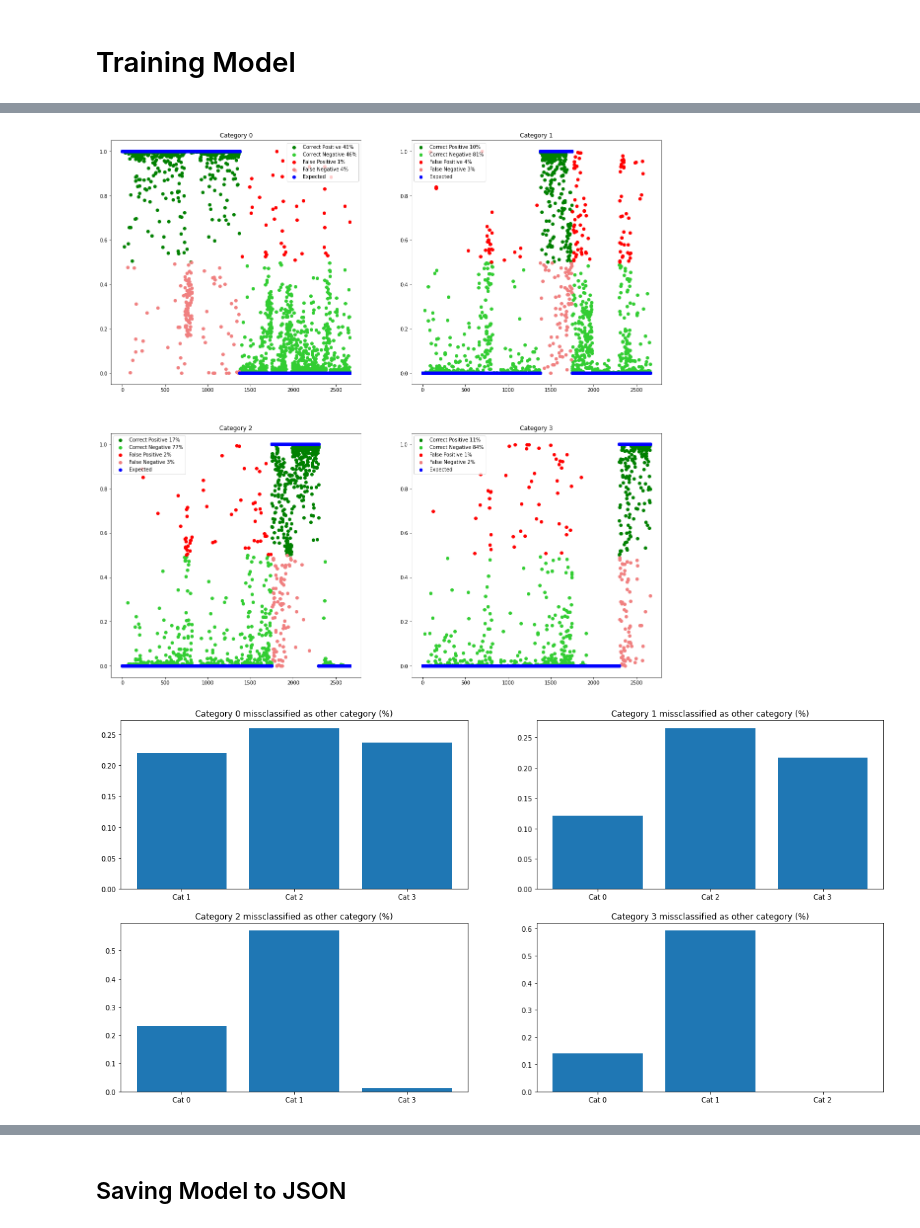
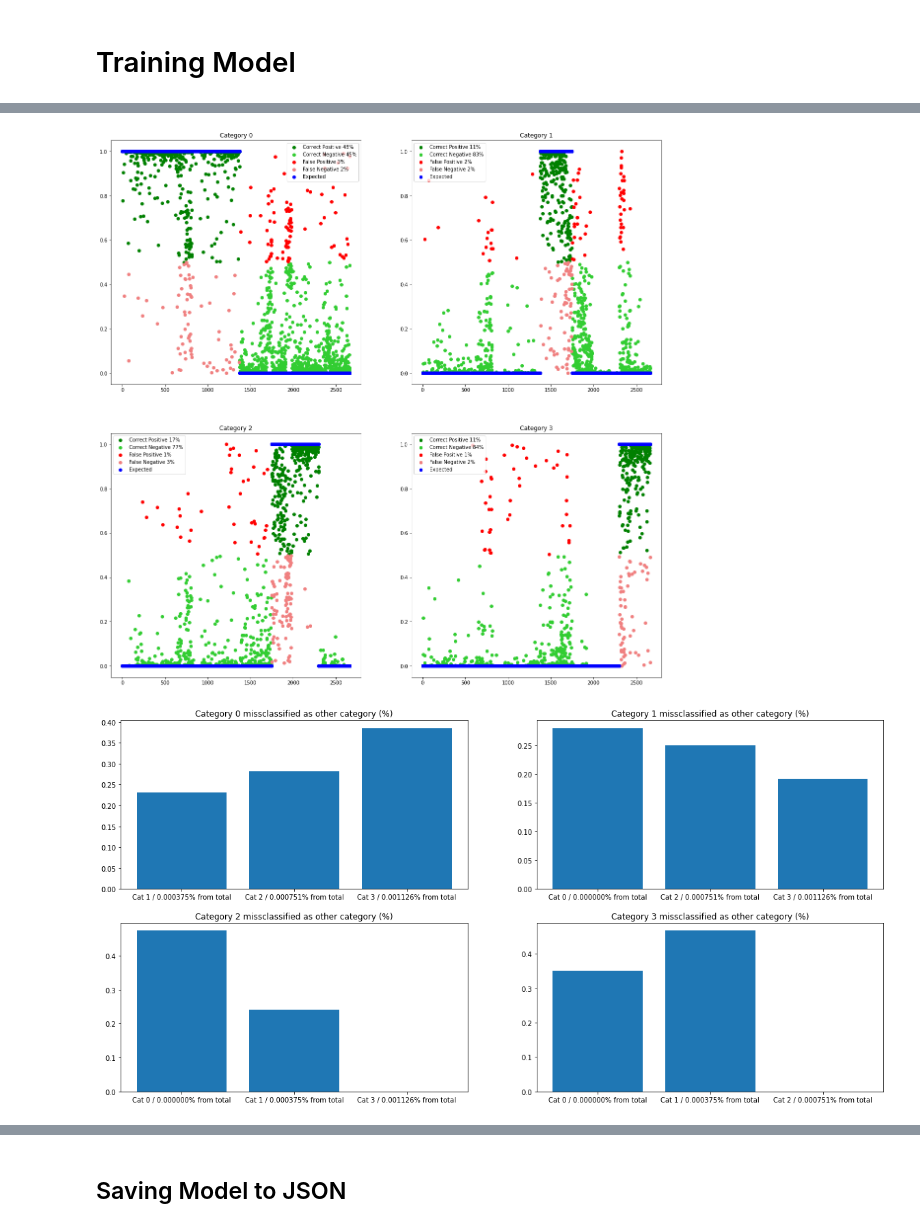
Before and after one commit to Gabor132/QuarantineSportsClassifier, a Jupyter notebook: src/QuarantineSportsLSTMModel.ipynb, the cells around one changed output, grey strips where cells are left out. Saved outputs shown, nothing was run; the diff lists cells and outputs as text; code cells hidden in the pictures.

Commit message:
Improved model

```diff
--- a/src/QuarantineSportsLSTMModel.ipynb
+++ b/src/QuarantineSportsLSTMModel.ipynb
@@ -43,7 +39,7 @@ Using keras2onnx version 1.7.0. Make sure it is 1.7.0
 # %% [markdown]
 ## Constants
 # %%
-learning_rate = 0.01
+learning_rate = 0.001
 testing_data_percentage = 0.2
 nr_of_frames_per_sequence = 15
 nr_of_keypoints = 25
@@ -232,7 +204,7 @@ aux_y_test = np.squeeze(y_test)
 ## Defining the Model
 # %%
 # Callback for early stopping
-callback = tf.keras.callbacks.EarlyStopping(monitor='loss', patience=3)
+callback = tf.keras.callbacks.EarlyStopping(monitor='loss', patience=4)
 # %%
 def lstm_model():
   model = tf.keras.Sequential(layers=[
@@ -260,16 +232,17 @@ def second_best_conv_model():
   return model
 # %%
 def best_conv_model():
+  input_tensor = tf.keras.backend.placeholder((None,25,3,1), dtype=tf.float32)
   model = tf.keras.Sequential(layers=[
-                                    tf.keras.Input(shape=(25, 3, 1), name="INPUT"),
-                                    tf.keras.layers.Conv2D(50, kernel_size=(5, 1), name="CONV_1"),
-                                    tf.keras.layers.AveragePooling2D((2, 1), name="AVG_POOL1"),
+                                    tf.keras.Input(shape=(-1, 25, 3, 1), name="INPUT", tensor=input_tensor),
+                                    tf.keras.layers.Conv2D(50, kernel_size=(5, 1), name="CONV_1", data_format="channels_last"),
+                                    tf.keras.layers.MaxPooling2D(pool_size=(2, 1), strides=(2, 1), name="MAX_POOL1", data_format="channels_last"),
                                     tf.keras.layers.ReLU(name="RELU_1"),
                                     tf.keras.layers.Dropout(0.1, name="DROPOUT_1"),
-                                    tf.keras.layers.Conv2D(100, kernel_size=(8, 2), name="CONV_2"),
-                                    tf.keras.layers.MaxPooling2D((1, 2), name="MAXPOOL_2"),
+                                    tf.keras.layers.Conv2D(100, kernel_size=(8, 2), name="CONV_2", data_format='channels_last'),
+                                    tf.keras.layers.MaxPooling2D(pool_size=(1, 2), strides=(1,2), name="MAXPOOL_2", data_format='channels_last'),
                                     tf.keras.layers.ReLU(name="RELU_2"),
-                                    tf.keras.layers.Flatten(name="FLATTEN"),
+                                    tf.keras.layers.Flatten(name="FLATTEN", data_format='channels_last'),
                                     tf.keras.layers.Dense(len(categories), name="FULLY_CONNECTED"),
                                     tf.keras.layers.Softmax(1, name="OUTPUT_SOFTMAX")
                                     ], name="QuarantineSportsCONV")
@@ -287,7 +258,7 @@ plot_model(model, to_file='model_plot.png', show_shapes=True, show_layer_names=T
 # %%
 # Training
 print("\n# Training")
-history = model.fit(aux_x_train, aux_y_train, epochs=30, batch_size=batch_size, validation_data=(aux_x_validation, aux_y_validation), validation_batch_size=batch_size,
+history = model.fit(aux_x_train, aux_y_train, epochs=100, batch_size=batch_size, validation_data=(aux_x_validation, aux_y_validation), validation_batch_size=batch_size,
                     callbacks=[callback], verbose=1)
 print('\n# Evaluate')
 result = model.evaluate(aux_x_test, aux_y_test, batch_size=batch_size, verbose=1)
@@ -344,34 +297,34 @@ for i in categories:
   plt.title("Category " + str(i))
 plt.show()
 # %% [output]
-[figure, old version]
+[figure, new version]
 # %%
 #
 # For each category, what percentage of frames get missclassfied and to which other class
 # This could help us understand if there are issues in the annotation of our data (similar frames are annotated as different classes)
 #
 plt.figure(3, figsize=(20, 10))
 for i in categories:
   # Take all our probability for category i
   result = results[:, i]
   plt.subplot(2, 2, i+1)
   all_index = range(len(result))
   # Get the indexes where the probability is less then 0.5
   false_negative = np.where(result < 0.5)[0]
   # Intersect it with the indexes where the result should be our category i
   false_negative = np.intersect1d(false_negative, np.where(y_test[:, i] == 1)[0])
   false_negatives_per_category = []
   for j in categories:
     if i == j:
       continue
     # Intersect our false negative indexes with the indexes where another category (j) has the biggest probability
     false_negative_categ_j = np.intersect1d(false_negative, np.where(results[:, j] >= 0.5))
     false_negatives_per_category.append(len(false_negative_categ_j)/len(false_negative))
-  plt.bar(["Cat {}".format(j) for j in np.setdiff1d(range(4), [i])], false_negatives_per_category)
+  plt.bar(["Cat {} / {:f}% from total".format(j, j / len(results[:, i] * 100)) for j in np.setdiff1d(range(4), [i])], false_negatives_per_category)
   plt.title("Category {} missclassified as other category (%)".format(str(i)))
 plt.show()
 # %% [output]
-[figure, old version]
+[figure, new version]
 # %%
 predict = model.predict(aux_x_test)
 nr_correct = np.zeros(4)
```
Also changed, not shown: parts of 11 cells of this notebook.
